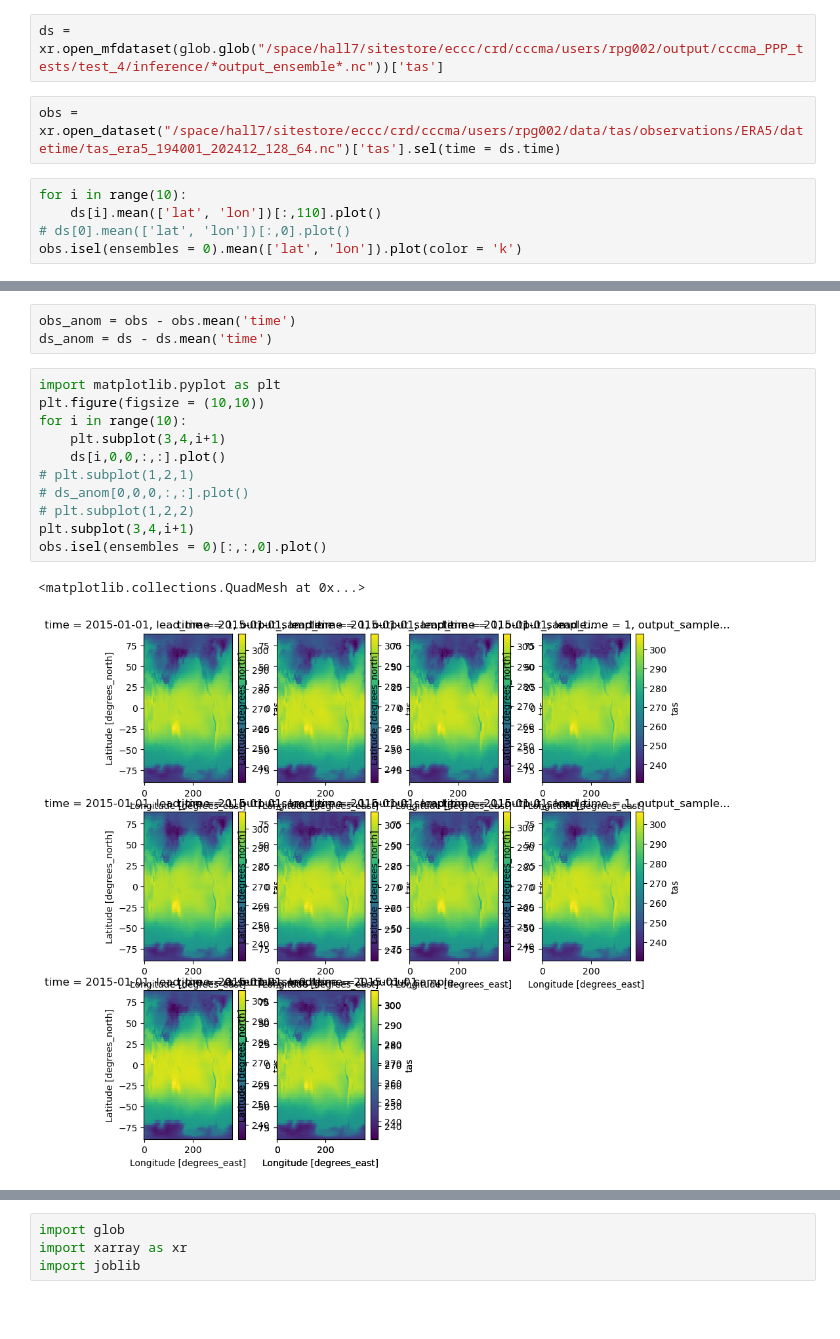
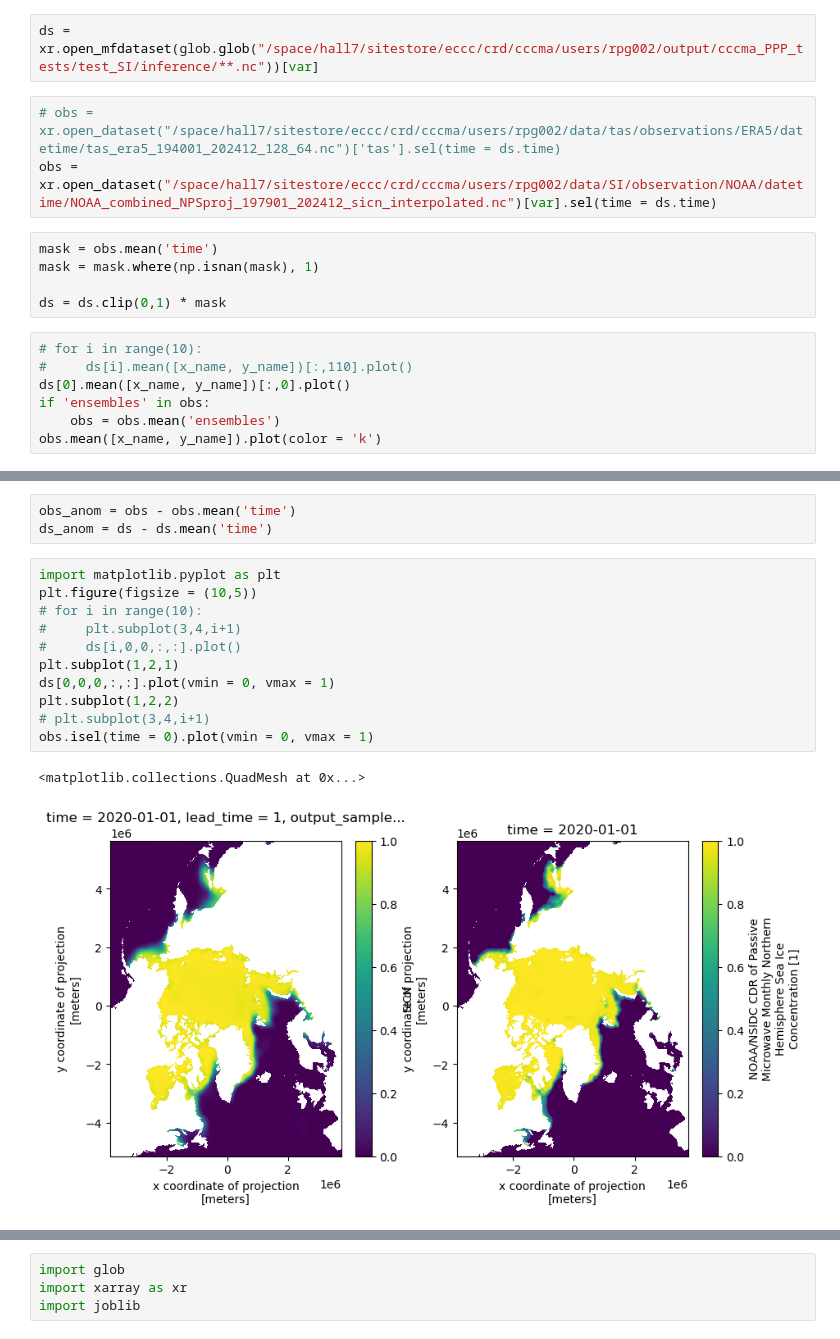
Before and after one commit to ParsaGooya/CCCma-PPP, a Jupyter notebook: test.ipynb, the cells around one changed output, grey strips where cells are left out. Drawn from its saved outputs; the diff is of its cells as text; blank space fills up the shorter version.

```diff
--- a/test.ipynb
+++ b/test.ipynb
@@ -577,11 +582,19 @@ import xarray as xr
 # %%
-ds = xr.open_mfdataset(glob.glob("/space/hall7/sitestore/eccc/crd/cccma/users/rpg002/output/cccma_PPP_tests/test_4/inference/*output_ensemble*.nc"))['tas']
+ds = xr.open_mfdataset(glob.glob("/space/hall7/sitestore/eccc/crd/cccma/users/rpg002/output/cccma_PPP_tests/test_SI/inference/**.nc"))[var]
 # %%
-obs = xr.open_dataset("/space/hall7/sitestore/eccc/crd/cccma/users/rpg002/data/tas/observations/ERA5/datetime/tas_era5_194001_202412_128_64.nc")['tas'].sel(time = ds.time)
+# obs = xr.open_dataset("/space/hall7/sitestore/eccc/crd/cccma/users/rpg002/data/tas/observations/ERA5/datetime/tas_era5_194001_202412_128_64.nc")['tas'].sel(time = ds.time)
+obs = xr.open_dataset("/space/hall7/sitestore/eccc/crd/cccma/users/rpg002/data/SI/observation/NOAA/datetime/NOAA_combined_NPSproj_197901_202412_sicn_interpolated.nc")[var].sel(time = ds.time)
+# %%
+mask = obs.mean('time')
+mask = mask.where(np.isnan(mask), 1)
+
+ds = ds.clip(0,1) * mask
 # %%
-for i in range(10):
-    ds[i].mean(['lat', 'lon'])[:,110].plot()
-# ds[0].mean(['lat', 'lon'])[:,0].plot()
-obs.isel(ensembles = 0).mean(['lat', 'lon']).plot(color = 'k')
+# for i in range(10):
+#     ds[i].mean([x_name, y_name])[:,110].plot()
+ds[0].mean([x_name, y_name])[:,0].plot()
+if 'ensembles' in obs:
+    obs = obs.mean('ensembles')
+obs.mean([x_name, y_name]).plot(color = 'k')
 # %% [output]
 [<matplotlib.lines.Line2D at 0x...>]
@@ -591,17 +604,17 @@ obs_anom = obs - obs.mean('time')
 ds_anom = ds - ds.mean('time')
 # %%
 import matplotlib.pyplot as plt
-plt.figure(figsize = (10,10))
-for i in range(10):
-    plt.subplot(3,4,i+1)
-    ds[i,0,0,:,:].plot()
-# plt.subplot(1,2,1)
-# ds_anom[0,0,0,:,:].plot()
-# plt.subplot(1,2,2)
-plt.subplot(3,4,i+1)
-obs.isel(ensembles = 0)[:,:,0].plot()
+plt.figure(figsize = (10,5))
+# for i in range(10):
+#     plt.subplot(3,4,i+1)
+#     ds[i,0,0,:,:].plot()
+plt.subplot(1,2,1)
+ds[0,0,0,:,:].plot(vmin = 0, vmax = 1)
+plt.subplot(1,2,2)
+# plt.subplot(3,4,i+1)
+obs.isel(time = 0).plot(vmin = 0, vmax = 1)
 # %% [output]
 <matplotlib.collections.QuadMesh at 0x...>
-[figure, old version]
+[figure, new version]
 # %%
 import matplotlib.pyplot as plt
```
Also changed, not shown: parts of 4 cells of this notebook, 2 other files.
